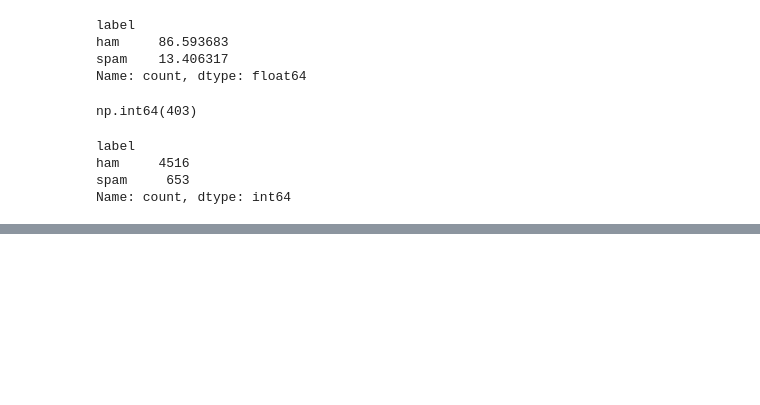
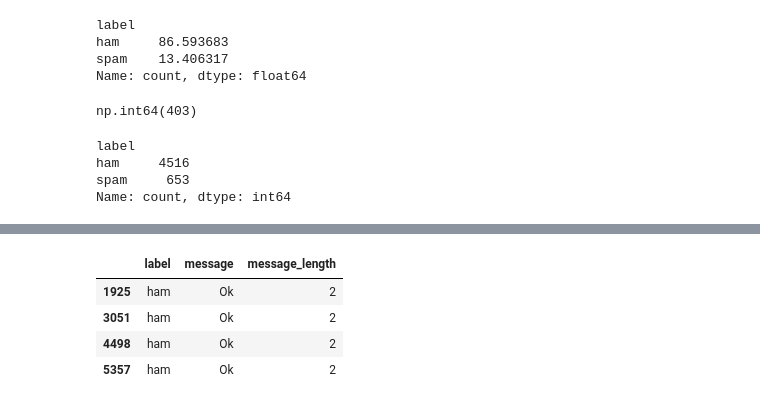
Before and after one commit to kimia-jamshidi/SMS-Spam-Detection, a Jupyter notebook: notebooks/01_data_understanding.ipynb, the cells around one changed output, grey strips where cells are left out. Cells and saved outputs as stored; diff of their text form; code cells hidden in the pictures; blank space fills up the shorter version.

```diff
--- a/notebooks/01_data_understanding.ipynb
+++ b/notebooks/01_data_understanding.ipynb
@@ -58,0 +95,9 @@ Name: count, dtype: int64
+# %%
+df[df['message_length']== 910 ]
+df[df['message_length']== 2 ]
+# %% [output]
+|  | label | message | message_length |
+| 1925 | ham | Ok | 2 |
+| 3051 | ham | Ok | 2 |
+| 4498 | ham | Ok | 2 |
+| 5357 | ham | Ok | 2 |
```
Also changed, not shown: parts of 13 cells of this notebook, 3 other files.
